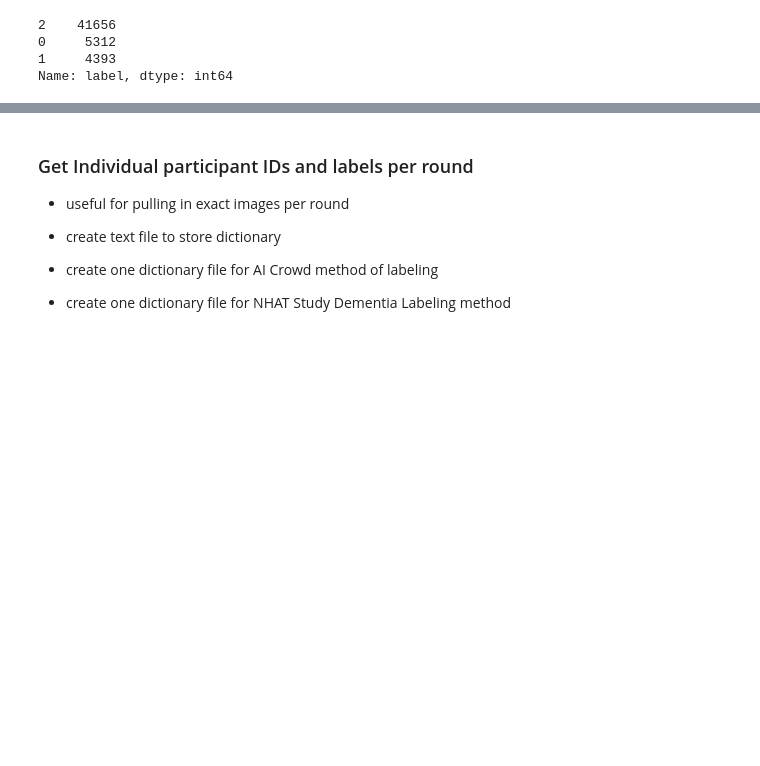
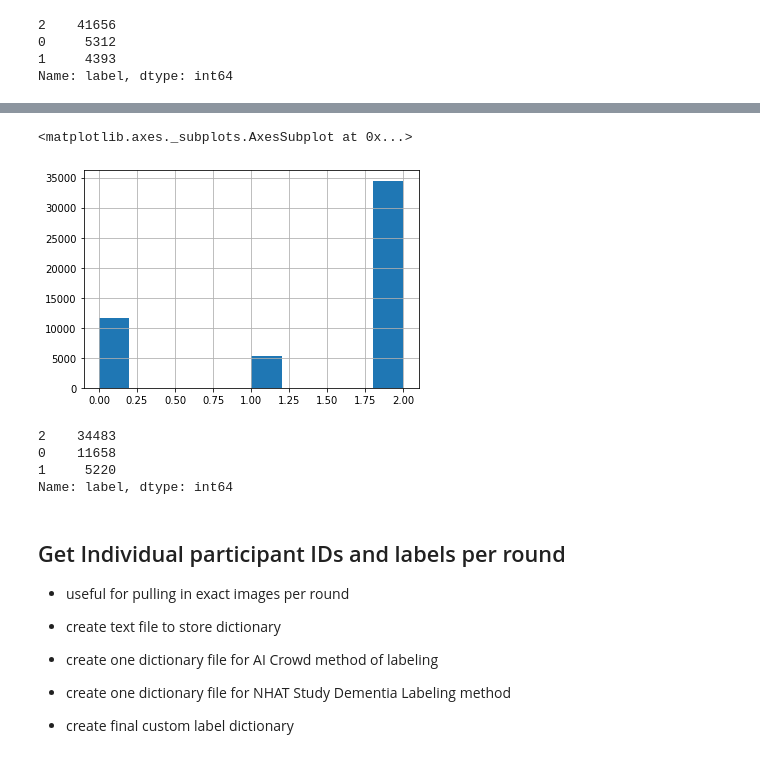
Before and after one commit to ian-byrne/MADSmilestone2, a Jupyter notebook: Labeling/Cleaning_labeling.ipynb, the cells around one changed output, grey strips where cells are left out. Drawn from its saved outputs; the diff is of its cells as text; code cells hidden in the pictures; blank space fills up the shorter version.

```diff
--- a/Labeling/Cleaning_labeling.ipynb
+++ b/Labeling/Cleaning_labeling.ipynb
@@ -391,0 +373,2 @@ Name: label, dtype: int64
+# %%
+final_df = round_hat_label.copy()
@@ -391,0 +398,3 @@ Name: label, dtype: int64
+# %%
+# final label strategy
+final_label_df = ld.custom_label(final_df)
@@ -392,10 +424,23 @@ Name: label, dtype: int64
+# %%
+final_label_df.label.hist()
+# %% [output]
+<matplotlib.axes._subplots.AxesSubplot at 0x...>
+[figure, added]
+# %%
+final_label_df['label'].value_counts()
+# %% [output]
+2    34483
+0    11658
+1     5220
+Name: label, dtype: int64
 # %% [markdown]
-### Get Individual participant IDs and labels per round
+## Get Individual participant IDs and labels per round
 - useful for pulling in exact images per round
 - create text file to store dictionary
 
 - create one dictionary file for AI Crowd method of labeling
 - create one dictionary file for NHAT Study Dementia Labeling method
+- create final custom label dictionary
 # %%
 # get round, id, label for AI crowd method
 ids_ai = ld.get_ids(labeled_data)
```
Also changed, not shown: parts of 22 cells of this notebook.
